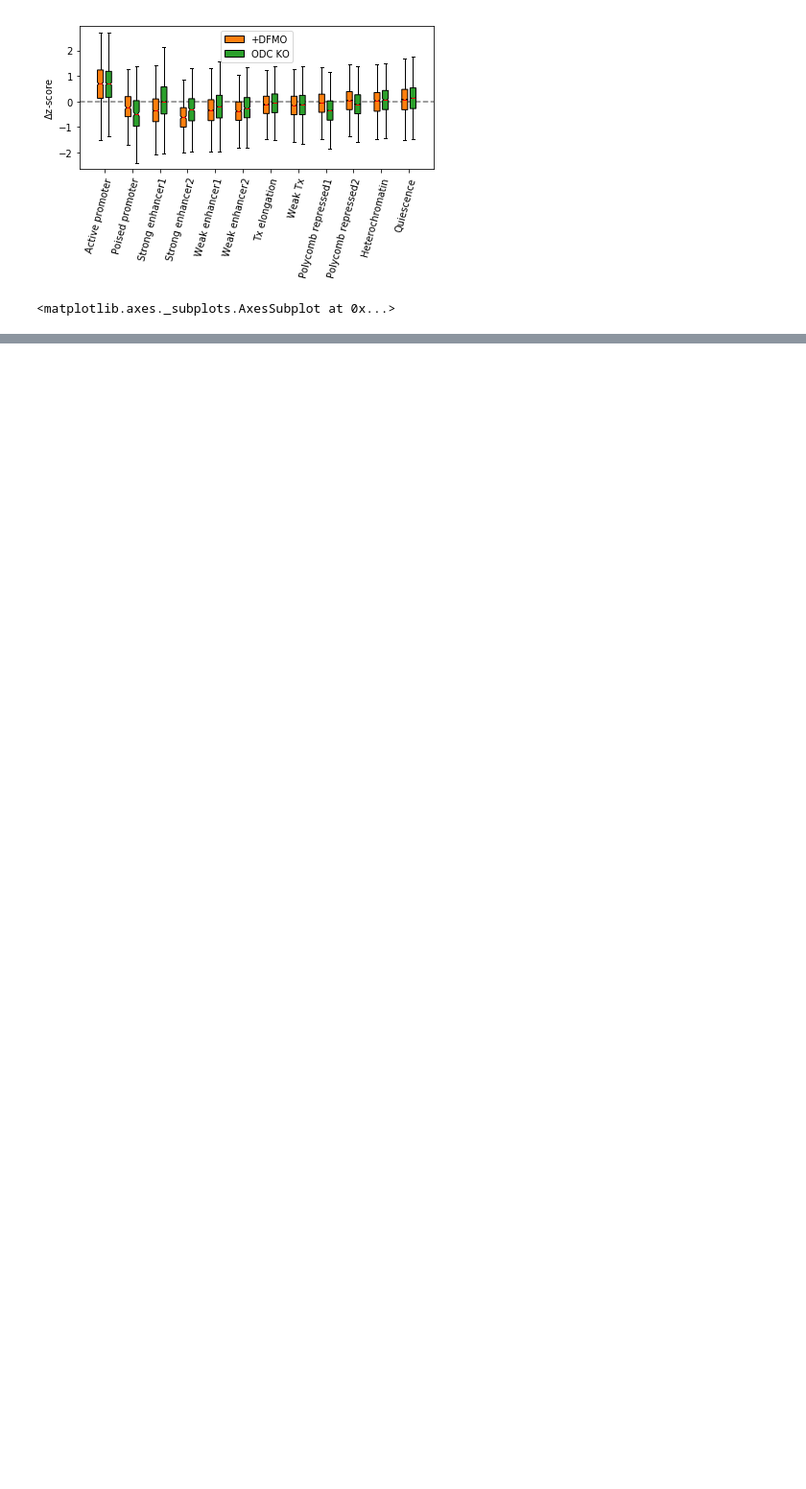
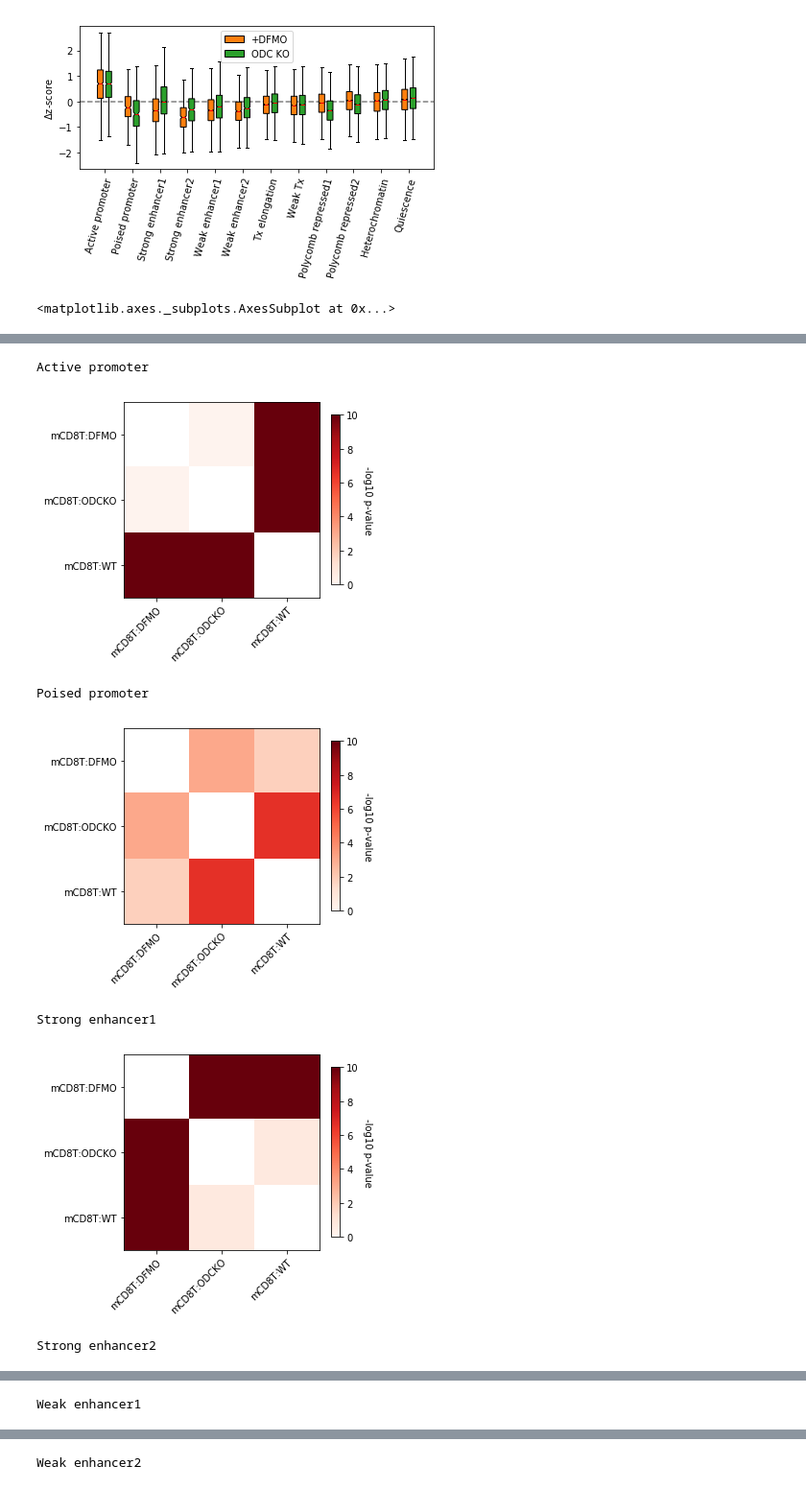
Before and after one commit to spark159/condense-seq, a Jupyter notebook: ipython_notebooks/mCD8T_NCP_sp_ChromHMM_zscore_plot.ipynb, the cells around one changed output, grey strips where cells are left out. Shown at 96% size. Saved outputs shown, nothing was run; the diff lists cells and outputs as text; code cells hidden in the pictures; blank space fills up the shorter version.

```diff
--- a/ipython_notebooks/mCD8T_NCP_sp_ChromHMM_zscore_plot.ipynb
+++ b/ipython_notebooks/mCD8T_NCP_sp_ChromHMM_zscore_plot.ipynb
@@ -254,7 +250,9 @@ for dkey in dkey_state_IDs:
     dkey_state_values[dkey] = state_values
 # %%
 ### plot the chromHMM (single)
-for dkey in dkey_state_IDs:
+dkeys = [('mCD8T:DFMO', 'dzscore', 8),
+         ('mCD8T:ODCKO', 'dzscore', 8)]
+for dkey in dkeys:
     print dkey
     state_values = dkey_state_values[dkey]
     graphics.plot_boxplot (state_values,
@@ -464,0 +286,36 @@ kruskal
+# %%
+### compute statistical significance
+dkeys = [('mCD8T:WT', 'zscore', 8),
+         ('mCD8T:DFMO', 'zscore', 8),
+         ('mCD8T:ODCKO', 'zscore', 8)]
+dkey_label = {dkey:dkey[0] for dkey in dkeys}
+
+for state in states:
+    print state
+    dkey_values = {}
+    for dkey in dkeys:
+        dkey_values[dkey] = dkey_state_values[dkey][state]
+    pair_pvalue = statis.get_pvalue_pair (dkey_values)
+    graphics.plot_pvalue_matrix (pair_pvalue,
+                                 key_label=dkey_label,
+                                 take_neglog10=True,
+                                 dummy=10**-10,
+                                 cmap='Reds',
+                                 vmax=10,
+                                 vmin=0)
+
+    for i in range(len(dkeys)-1):
+        for j in range(i+1, len(dkeys)):
+            dkey1, dkey2 = dkeys[i], dkeys[j]
+            pvalue = pair_pvalue[dkey1][dkey2]
+            #print dkey1, dkey2
+            #print pvalue
+    print
+# %% [output]
+Active promoter
+[figure, added]
+Poised promoter
+[figure, added]
+Strong enhancer1
+[figure, added]
+Strong enhancer2
@@ -464,0 +323 @@ kruskal
+Weak enhancer1
@@ -464,0 +325 @@ kruskal
+Weak enhancer2
```
Also changed, not shown: parts of 5 cells of this notebook, 6 other files.
